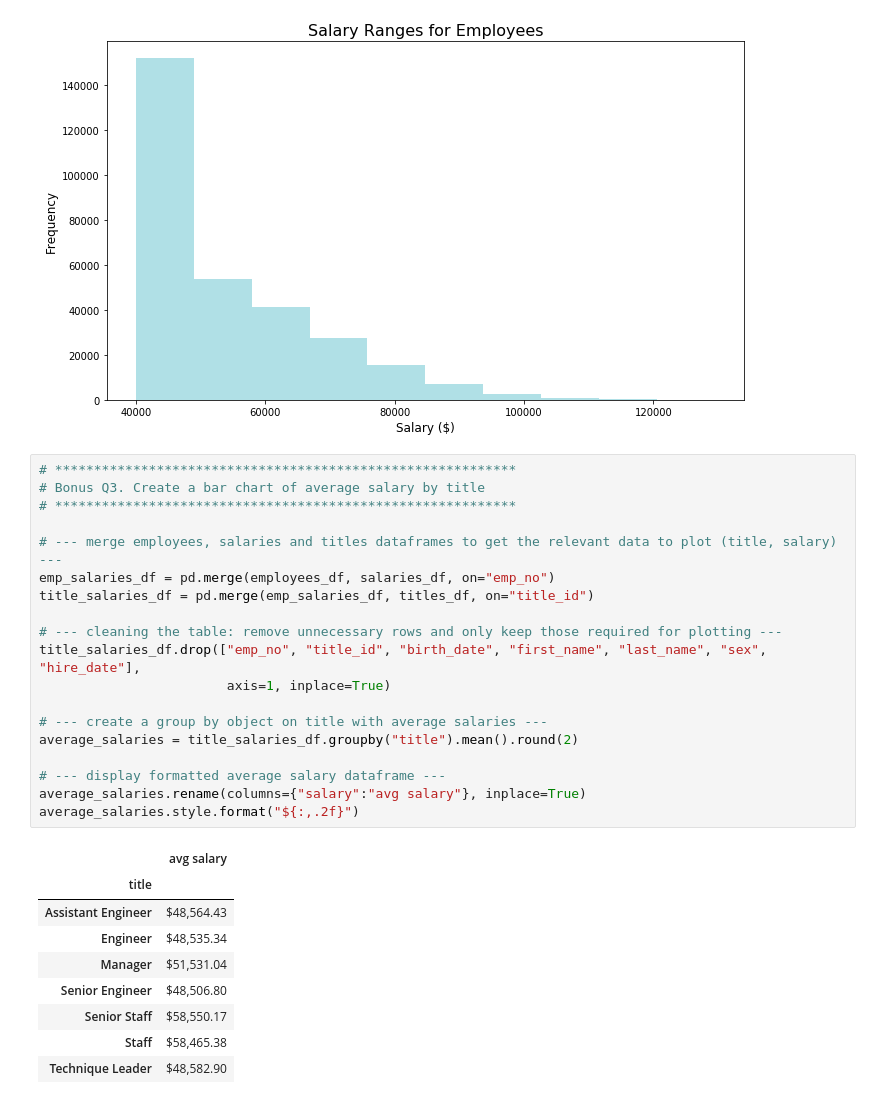
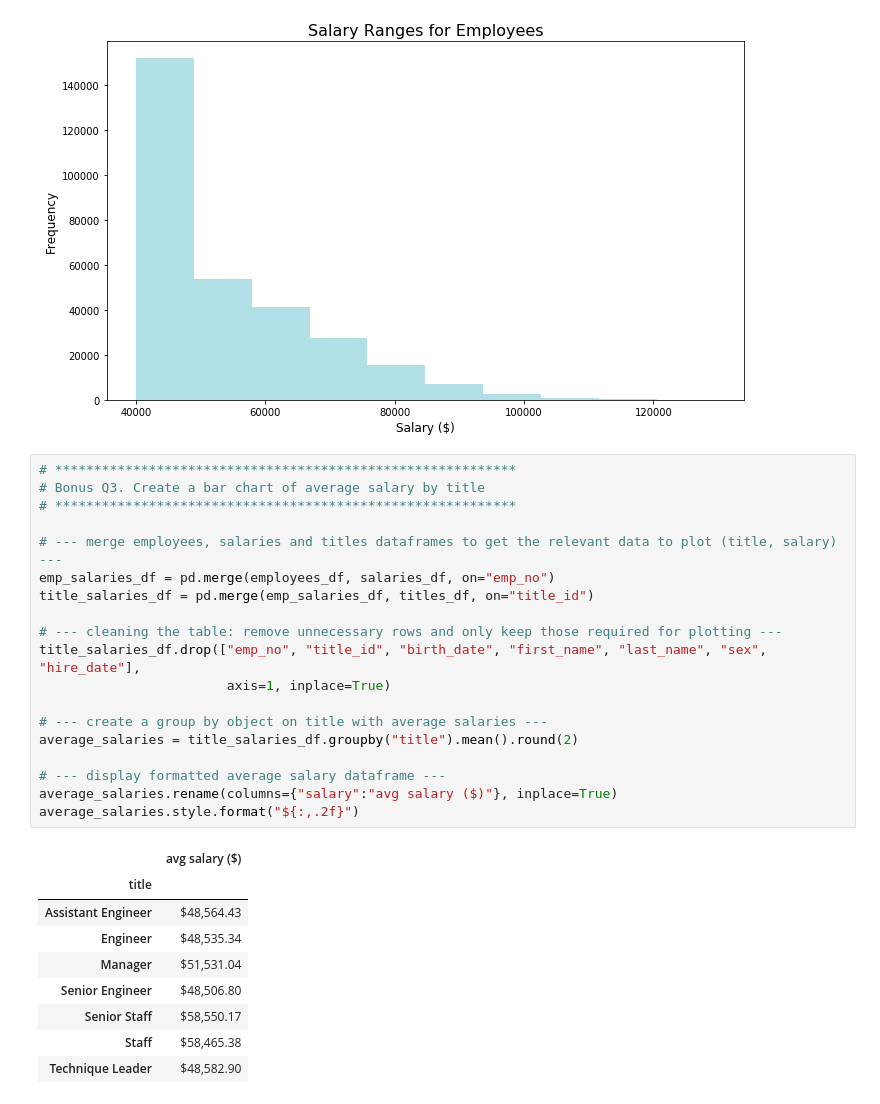
Before and after one commit to neha-nayeem/sql-challenge, a Jupyter notebook: EmployeeSQL/bonus-analysis.ipynb, the cells around one changed output. Saved outputs shown, nothing was run; the diff lists cells and outputs as text.

```diff
--- a/EmployeeSQL/bonus-analysis.ipynb
+++ b/EmployeeSQL/bonus-analysis.ipynb
@@ -134,24 +134,24 @@ The standard deviation is 14301.45
 # %%
 # ***********************************************************
 # Bonus Q3. Create a bar chart of average salary by title
 # ***********************************************************
 
 # --- merge employees, salaries and titles dataframes to get the relevant data to plot (title, salary) ---
 emp_salaries_df = pd.merge(employees_df, salaries_df, on="emp_no")
 title_salaries_df = pd.merge(emp_salaries_df, titles_df, on="title_id")
 
 # --- cleaning the table: remove unnecessary rows and only keep those required for plotting ---
 title_salaries_df.drop(["emp_no", "title_id", "birth_date", "first_name", "last_name", "sex", "hire_date"],
                         axis=1, inplace=True)
 
 # --- create a group by object on title with average salaries ---
 average_salaries = title_salaries_df.groupby("title").mean().round(2)
 
 # --- display formatted average salary dataframe ---
-average_salaries.rename(columns={"salary":"avg salary"}, inplace=True)
+average_salaries.rename(columns={"salary":"avg salary ($)"}, inplace=True)
 average_salaries.style.format("${:,.2f}")
 # %% [output]
-|  | avg salary |
+|  | avg salary ($) |
 | title |  |
 | Assistant Engineer | $48,564.43 |
 | Engineer | $48,535.34 |
```
Also changed, not shown: parts of 2 cells of this notebook.
